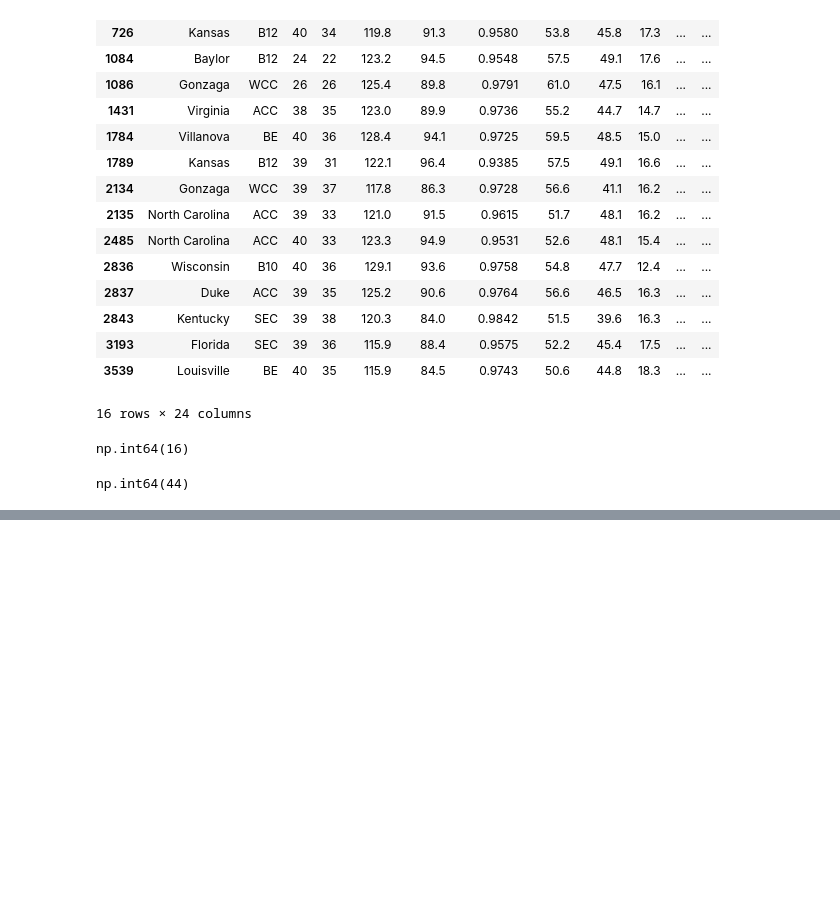
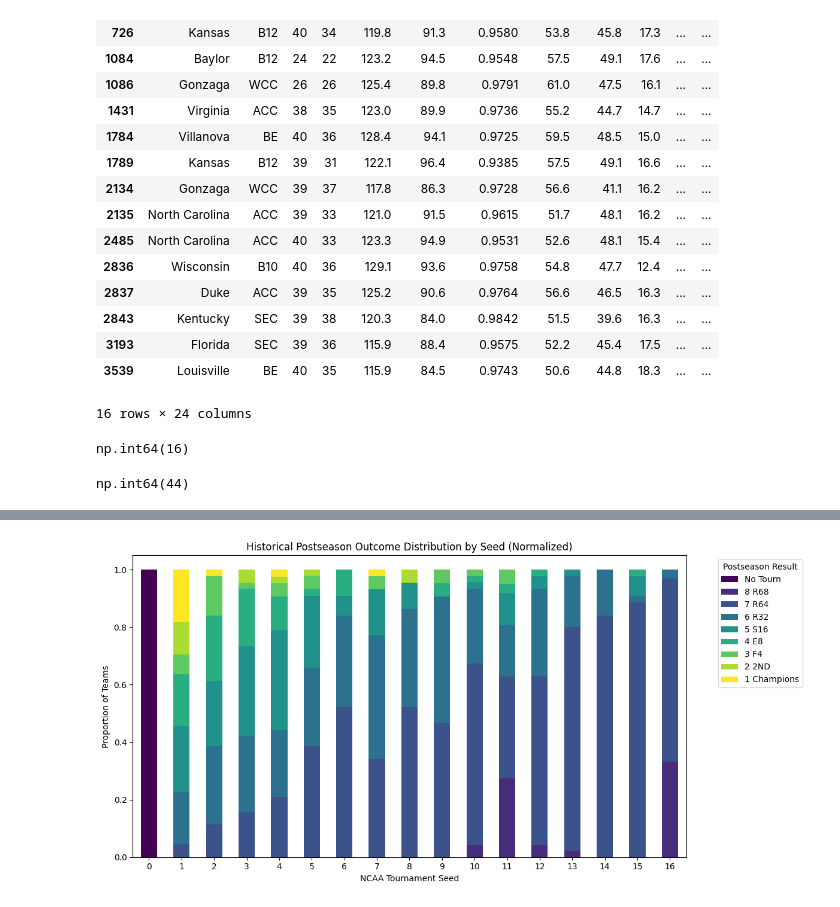
Before and after one commit to JeisonNeptune/Data-Analysis-Projects, a Jupyter notebook: CBB Analysis/basketball.ipynb, the cells around one changed output, grey strips where cells are left out. Drawn from its saved outputs; the diff is of its cells as text; code cells hidden in the pictures; blank space fills up the shorter version.

```diff
--- a/CBB Analysis/basketball.ipynb
+++ b/CBB Analysis/basketball.ipynb
@@ -393,0 +424,16 @@ For all the one seeds there have been in the tournament since 2013(44), only 16
+# %%
+# The "group_by" function above is useful, but the POSTSEASON values need to be modified to include a numerical value that represents how far a team made it in the tournament. The code below replaces the POSTSEASON values with a numerical value followed by the original POSTSEASON value.
+
+df_all_years_modified_seeds = df_all_years.copy()
+
+df_all_years_modified_seeds['POSTSEASON'] = df_all_years_modified_seeds['POSTSEASON'].replace('100 No Tourn', 'No Tourn')
+df_all_years_modified_seeds['POSTSEASON'] = df_all_years_modified_seeds['POSTSEASON'].replace('Champions', '1 Champions')
+df_all_years_modified_seeds['POSTSEASON'] = df_all_years_modified_seeds['POSTSEASON'].replace('2ND', '2 2ND')
+df_all_years_modified_seeds['POSTSEASON'] = df_all_years_modified_seeds['POSTSEASON'].replace('F4', '3 F4')
+df_all_years_modified_seeds['POSTSEASON'] = df_all_years_modified_seeds['POSTSEASON'].replace('E8', '4 E8')
+df_all_years_modified_seeds['POSTSEASON'] = df_all_years_modified_seeds['POSTSEASON'].replace('S16', '5 S16')
+df_all_years_modified_seeds['POSTSEASON'] = df_all_years_modified_seeds['POSTSEASON'].replace('R32', '6 R32')
+df_all_years_modified_seeds['POSTSEASON'] = df_all_years_modified_seeds['POSTSEASON'].replace('R64', '7 R64')
+df_all_years_modified_seeds['POSTSEASON'] = df_all_years_modified_seeds['POSTSEASON'].replace('R68', '8 R68')
+
+df_all_years_modified_seeds
@@ -393,0 +514,31 @@ For all the one seeds there have been in the tournament since 2013(44), only 16
+# %%
+# --- 1. Preparation: Pivot the data ---
+# SEED becomes the index, POSTSEASON outcomes become the columns
+pivot_df = df_all_years_modified_seeds_sorted.pivot(index='SEED', columns='POSTSEASON', values='COUNT').fillna(0)
+
+# --- 2. Preparation: Normalize the data (Calculate percentages) ---
+# Divide each count by the sum of its row (total teams for that seed)
+pivot_df_normalized = pivot_df.div(pivot_df.sum(axis=1), axis=0)
+
+# --- 3. Plotting the Normalized Stacked Bars ---
+
+# Ensure logical order of columns for the stack (from earliest exit to latest)
+ordered_columns = ['No Tourn','8 R68' ,'7 R64', '6 R32', '5 S16', '4 E8', '3 F4', '2 2ND', '1 Champions']
+existing_columns = [col for col in ordered_columns if col in pivot_df_normalized.columns]
+pivot_df_normalized = pivot_df_normalized[existing_columns]
+
+# Create the figure
+fig, ax = plt.subplots(figsize=(12, 6))
+
+# Plot the stacked bar chart
+pivot_df_normalized.plot(kind='bar', stacked=True, ax=ax, cmap='viridis')
+
+# Add labels and title
+ax.set_title('Historical Postseason Outcome Distribution by Seed (Normalized)')
+ax.set_xlabel('NCAA Tournament Seed')
+ax.set_ylabel('Proportion of Teams')
+ax.legend(title='Postseason Result', bbox_to_anchor=(1.05, 1), loc='upper left')
+plt.xticks(rotation=0)
+plt.tight_layout()
+# %% [output]
+[figure, added]
```
Also changed, not shown: parts of 15 cells of this notebook.
